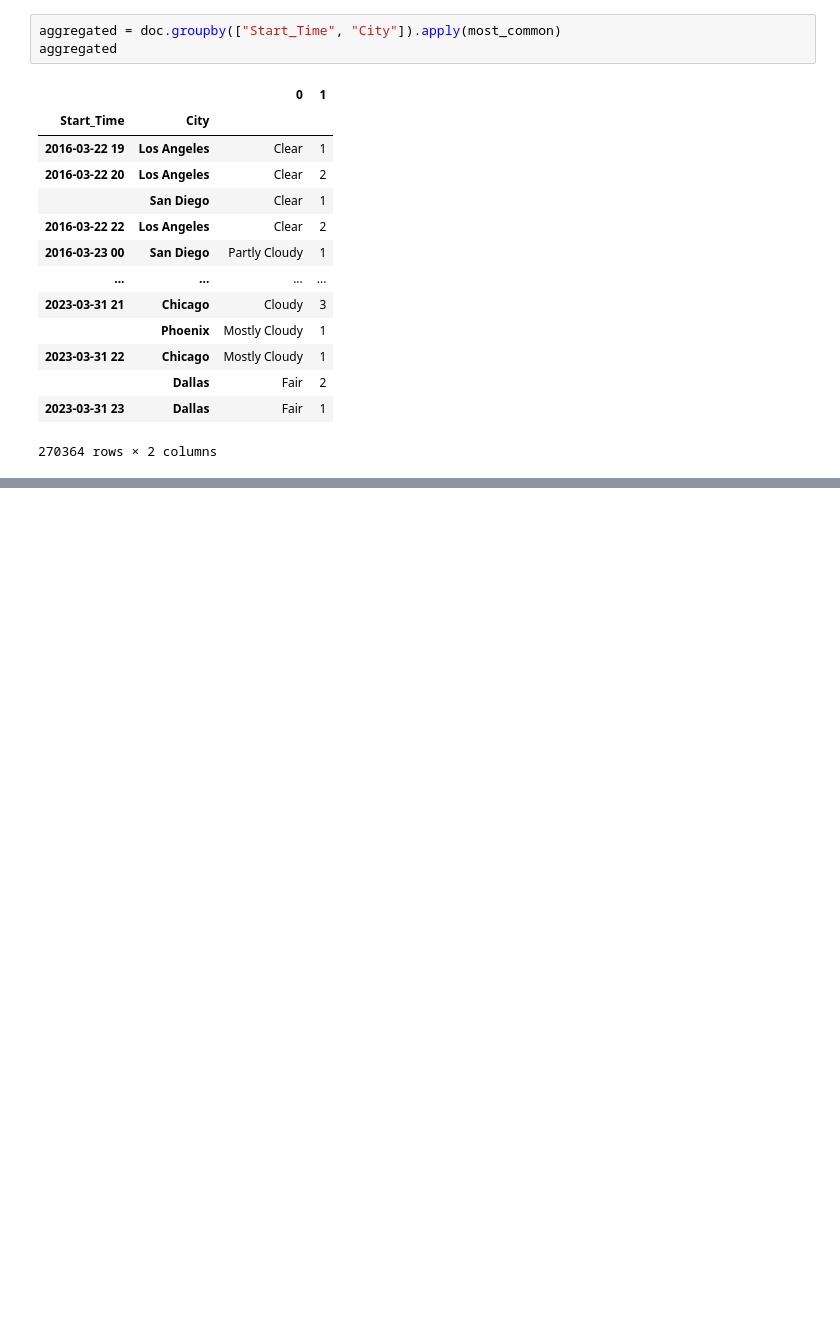
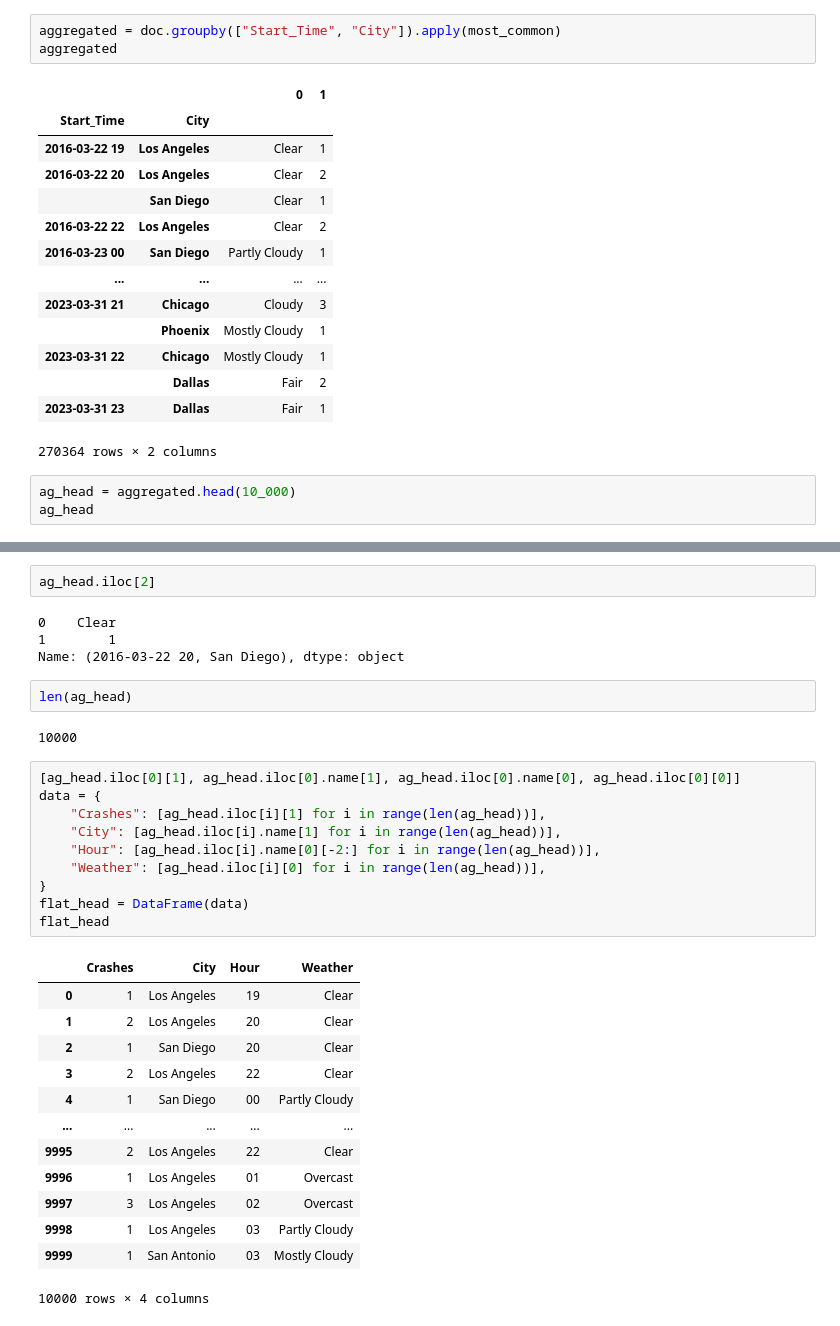
Before and after one commit to nicholasrouse/erdos2023, a Jupyter notebook: car_crashes.ipynb, the cells around one changed output, grey strips where cells are left out. Saved outputs shown, nothing was run; the diff lists cells and outputs as text; blank space fills up the shorter version.

```diff
--- a/car_crashes.ipynb
+++ b/car_crashes.ipynb
@@ -119,3 +132,6 @@ aggregated
 |  | Dallas | Fair | 2 |
 | 2023-03-31 23 | Dallas | Fair | 1 |
 270364 rows × 2 columns
+# %%
+ag_head = aggregated.head(10_000)
+ag_head
@@ -121,0 +153,34 @@ aggregated
+# %%
+ag_head.iloc[2]
+# %% [output]
+0    Clear
+1        1
+Name: (2016-03-22 20, San Diego), dtype: object
+# %%
+len(ag_head)
+# %% [output]
+10000
+# %%
+[ag_head.iloc[0][1], ag_head.iloc[0].name[1], ag_head.iloc[0].name[0], ag_head.iloc[0][0]]
+data = {
+    "Crashes": [ag_head.iloc[i][1] for i in range(len(ag_head))],
+    "City": [ag_head.iloc[i].name[1] for i in range(len(ag_head))],
+    "Hour": [ag_head.iloc[i].name[0][-2:] for i in range(len(ag_head))],
+    "Weather": [ag_head.iloc[i][0] for i in range(len(ag_head))],
+}
+flat_head = DataFrame(data)
+flat_head
+# %% [output]
+|  | Crashes | City | Hour | Weather |
+| 0 | 1 | Los Angeles | 19 | Clear |
+| 1 | 2 | Los Angeles | 20 | Clear |
+| 2 | 1 | San Diego | 20 | Clear |
+| 3 | 2 | Los Angeles | 22 | Clear |
+| 4 | 1 | San Diego | 00 | Partly Cloudy |
+| ... | ... | ... | ... | ... |
+| 9995 | 2 | Los Angeles | 22 | Clear |
+| 9996 | 1 | Los Angeles | 01 | Overcast |
+| 9997 | 3 | Los Angeles | 02 | Overcast |
+| 9998 | 1 | Los Angeles | 03 | Partly Cloudy |
+| 9999 | 1 | San Antonio | 03 | Mostly Cloudy |
+10000 rows × 4 columns
```
Also changed, not shown: parts of 19 cells of this notebook.
